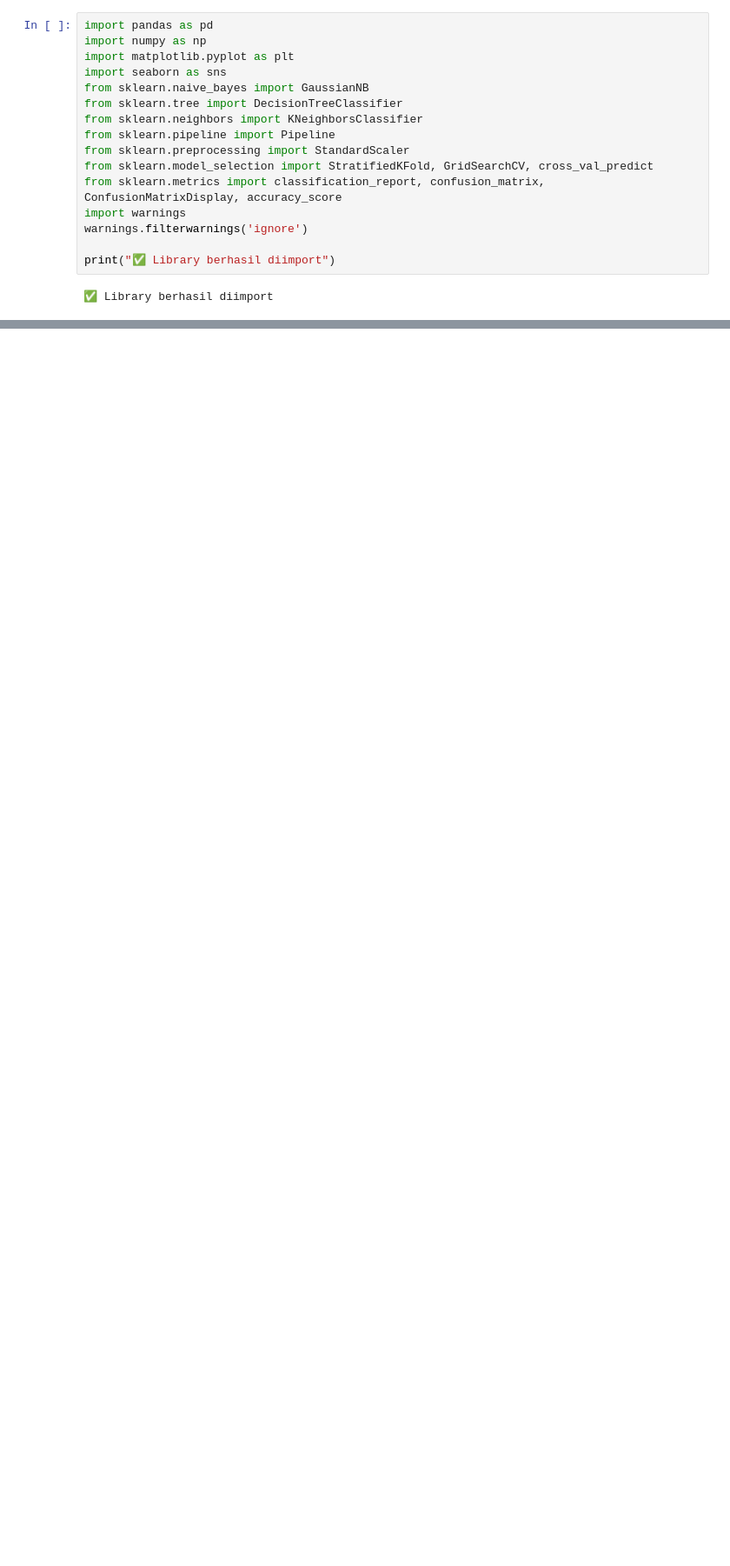
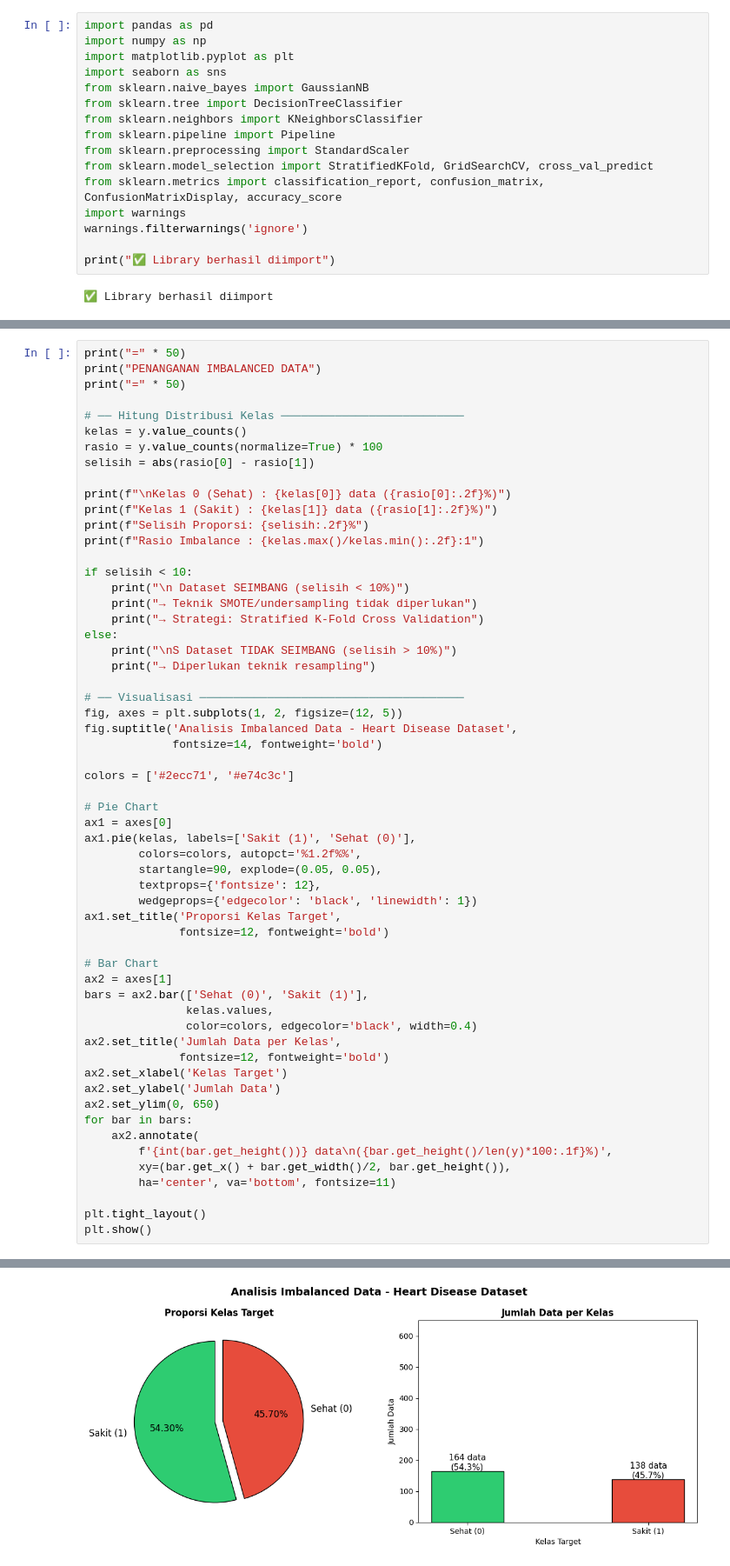
Before and after one commit to Farel-hagasa/early-detection-of-heart-disease-with-machine-learning, a Jupyter notebook: heart_desease.ipynb, the cells around one changed output, grey strips where cells are left out. Shown at 87% size. Drawn from its saved outputs; the diff is of its cells as text; blank space fills up the shorter version.

Commit message:
update notebook - tambah model, SHAP, dan analisis

```diff
--- a/heart_desease.ipynb
+++ b/heart_desease.ipynb
@@ -208,0 +519,59 @@ Distribusi Target:
+# %%
+print("=" * 50)
+print("PENANGANAN IMBALANCED DATA")
+print("=" * 50)
+
+# ── Hitung Distribusi Kelas ───────────────────────────
+kelas = y.value_counts()
+rasio = y.value_counts(normalize=True) * 100
+selisih = abs(rasio[0] - rasio[1])
+
+print(f"\nKelas 0 (Sehat) : {kelas[0]} data ({rasio[0]:.2f}%)")
+print(f"Kelas 1 (Sakit) : {kelas[1]} data ({rasio[1]:.2f}%)")
+print(f"Selisih Proporsi: {selisih:.2f}%")
+print(f"Rasio Imbalance : {kelas.max()/kelas.min():.2f}:1")
+
+if selisih < 10:
+    print("\n Dataset SEIMBANG (selisih < 10%)")
+    print("→ Teknik SMOTE/undersampling tidak diperlukan")
+    print("→ Strategi: Stratified K-Fold Cross Validation")
+else:
+    print("\nS Dataset TIDAK SEIMBANG (selisih > 10%)")
+    print("→ Diperlukan teknik resampling")
+
+# ── Visualisasi ───────────────────────────────────────
+fig, axes = plt.subplots(1, 2, figsize=(12, 5))
+fig.suptitle('Analisis Imbalanced Data - Heart Disease Dataset',
+             fontsize=14, fontweight='bold')
+
+colors = ['#2ecc71', '#e74c3c']
+
+# Pie Chart
+ax1 = axes[0]
+ax1.pie(kelas, labels=['Sakit (1)', 'Sehat (0)'],
+        colors=colors, autopct='%1.2f%%',
+        startangle=90, explode=(0.05, 0.05),
+        textprops={'fontsize': 12},
+        wedgeprops={'edgecolor': 'black', 'linewidth': 1})
+ax1.set_title('Proporsi Kelas Target',
+              fontsize=12, fontweight='bold')
+
+# Bar Chart
+ax2 = axes[1]
+bars = ax2.bar(['Sehat (0)', 'Sakit (1)'],
+               kelas.values,
+               color=colors, edgecolor='black', width=0.4)
+ax2.set_title('Jumlah Data per Kelas',
+              fontsize=12, fontweight='bold')
+ax2.set_xlabel('Kelas Target')
+ax2.set_ylabel('Jumlah Data')
+ax2.set_ylim(0, 650)
+for bar in bars:
+    ax2.annotate(
+        f'{int(bar.get_height())} data\n({bar.get_height()/len(y)*100:.1f}%)',
+        xy=(bar.get_x() + bar.get_width()/2, bar.get_height()),
+        ha='center', va='bottom', fontsize=11)
+
+plt.tight_layout()
+plt.show()
+# %% [output]
@@ -208,0 +590 @@ Distribusi Target:
+[figure, added]
```
Also changed, not shown: parts of 26 cells of this notebook.
